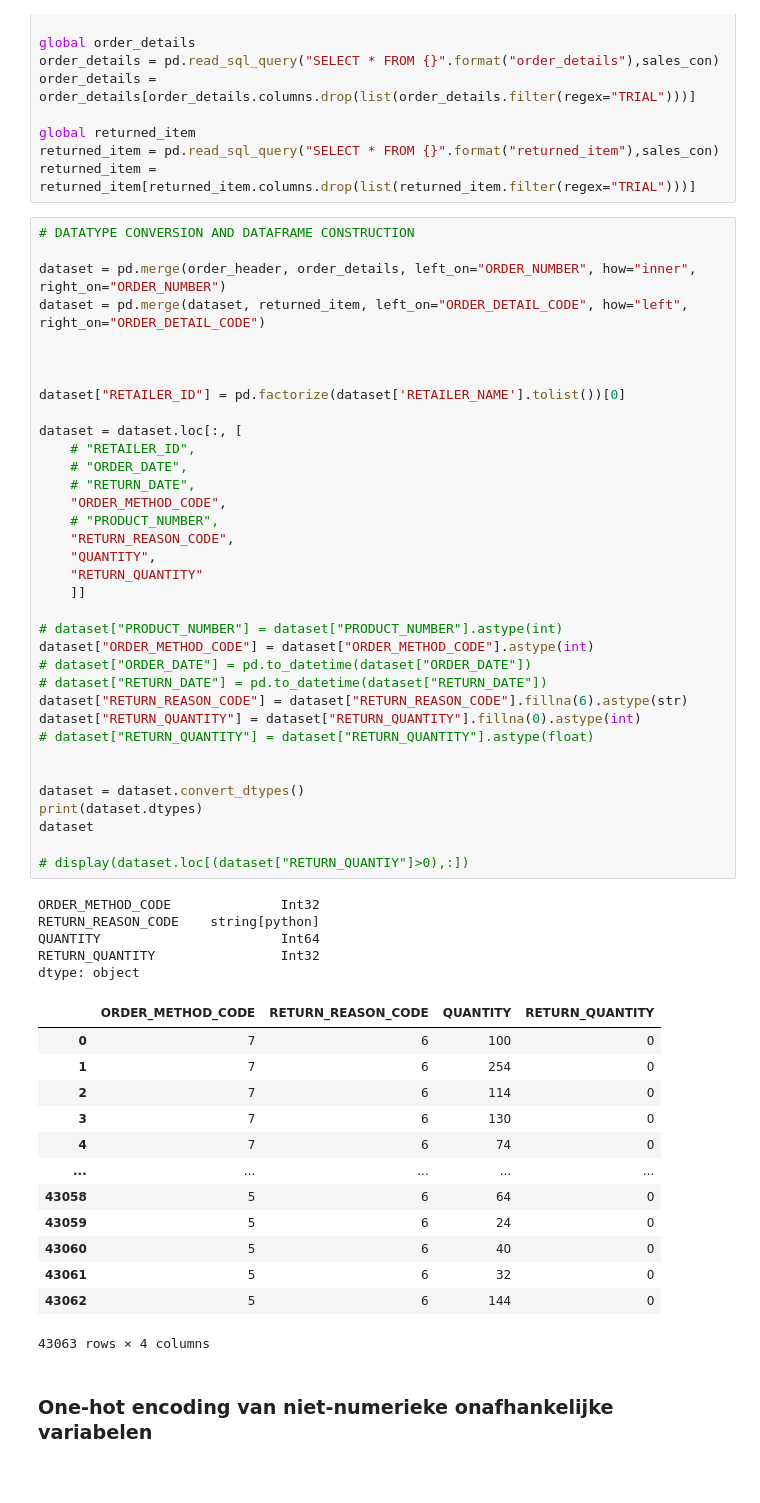
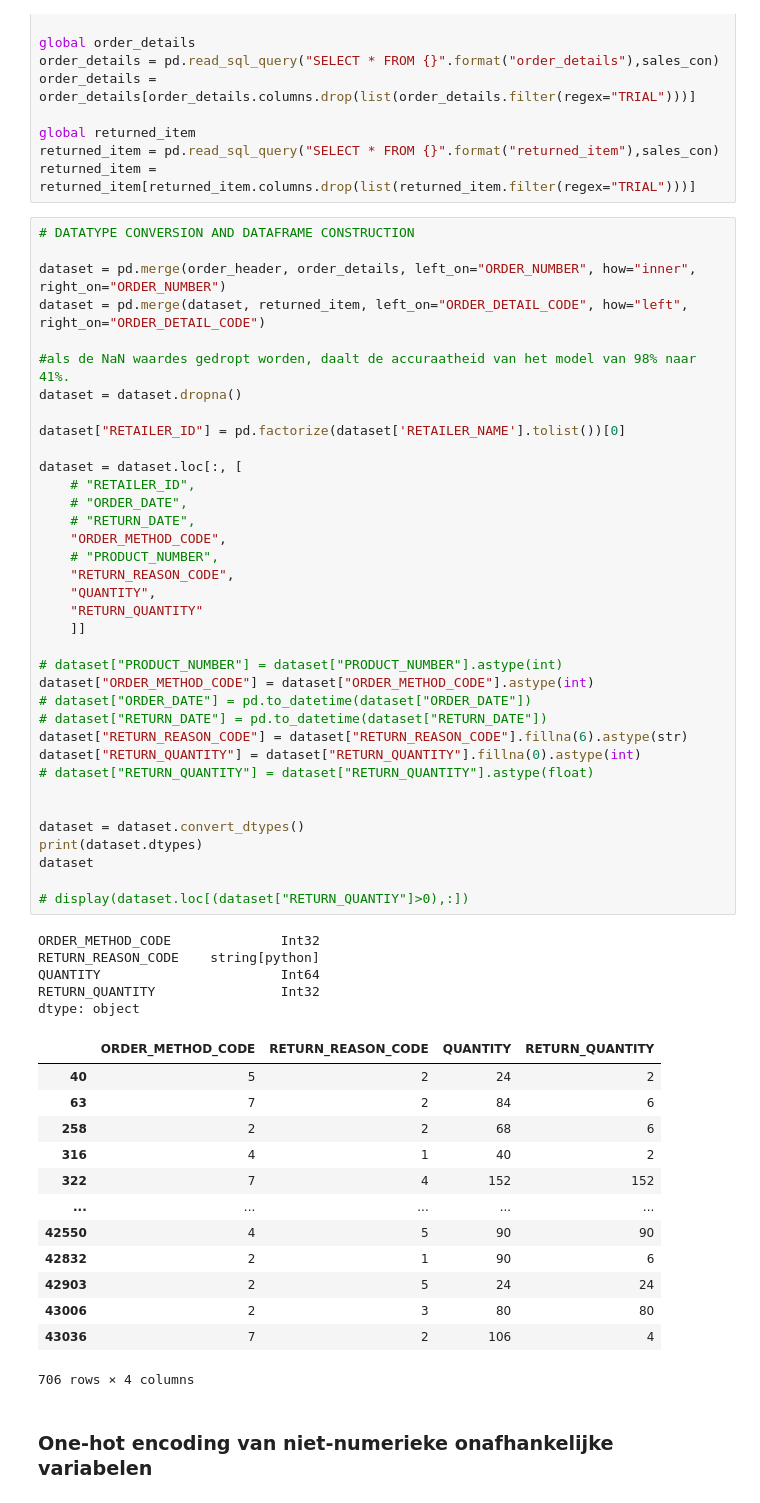
Before and after one commit to DKnightAnon/DEDS_repository, a Jupyter notebook: Week 8/Practicum_8.2_Classificatiemodellen.ipynb, the cells around one changed output. Saved outputs shown, nothing was run; the diff lists cells and outputs as text.

```diff
--- a/Week 8/Practicum_8.2_Classificatiemodellen.ipynb
+++ b/Week 8/Practicum_8.2_Classificatiemodellen.ipynb
@@ -104,7 +104,8 @@ returned_item = returned_item[returned_item.columns.drop(list(returned_item.filt
 dataset = pd.merge(order_header, order_details, left_on="ORDER_NUMBER", how="inner", right_on="ORDER_NUMBER")
 dataset = pd.merge(dataset, returned_item, left_on="ORDER_DETAIL_CODE", how="left", right_on="ORDER_DETAIL_CODE")
 
-
+#als de NaN waardes gedropt worden, daalt de accuraatheid van het model van 98% naar 41%.
+dataset = dataset.dropna()
 
 dataset["RETAILER_ID"] = pd.factorize(dataset['RETAILER_NAME'].tolist())[0]
 
@@ -113,45 +114,45 @@ dataset = dataset.loc[:, [
     # "ORDER_DATE",
     # "RETURN_DATE",
     "ORDER_METHOD_CODE",
     # "PRODUCT_NUMBER",
     "RETURN_REASON_CODE",
     "QUANTITY",
     "RETURN_QUANTITY"
     ]]
 
 # dataset["PRODUCT_NUMBER"] = dataset["PRODUCT_NUMBER"].astype(int)
 dataset["ORDER_METHOD_CODE"] = dataset["ORDER_METHOD_CODE"].astype(int)
 # dataset["ORDER_DATE"] = pd.to_datetime(dataset["ORDER_DATE"])
 # dataset["RETURN_DATE"] = pd.to_datetime(dataset["RETURN_DATE"])
 dataset["RETURN_REASON_CODE"] = dataset["RETURN_REASON_CODE"].fillna(6).astype(str)
 dataset["RETURN_QUANTITY"] = dataset["RETURN_QUANTITY"].fillna(0).astype(int)
 # dataset["RETURN_QUANTITY"] = dataset["RETURN_QUANTITY"].astype(float)
 
 
 dataset = dataset.convert_dtypes()
 print(dataset.dtypes)
 dataset
 
 # display(dataset.loc[(dataset["RETURN_QUANTIY"]>0),:])
 # %% [output]
 ORDER_METHOD_CODE              Int32
 RETURN_REASON_CODE    string[python]
 QUANTITY                       Int64
 RETURN_QUANTITY                Int32
 dtype: object
 |  | ORDER_METHOD_CODE | RETURN_REASON_CODE | QUANTITY | RETURN_QUANTITY |
-| 0 | 7 | 6 | 100 | 0 |
-| 1 | 7 | 6 | 254 | 0 |
-| 2 | 7 | 6 | 114 | 0 |
-| 3 | 7 | 6 | 130 | 0 |
-| 4 | 7 | 6 | 74 | 0 |
+| 40 | 5 | 2 | 24 | 2 |
+| 63 | 7 | 2 | 84 | 6 |
+| 258 | 2 | 2 | 68 | 6 |
+| 316 | 4 | 1 | 40 | 2 |
+| 322 | 7 | 4 | 152 | 152 |
 | ... | ... | ... | ... | ... |
-| 43058 | 5 | 6 | 64 | 0 |
-| 43059 | 5 | 6 | 24 | 0 |
-| 43060 | 5 | 6 | 40 | 0 |
-| 43061 | 5 | 6 | 32 | 0 |
-| 43062 | 5 | 6 | 144 | 0 |
+| 42550 | 4 | 5 | 90 | 90 |
+| 42832 | 2 | 1 | 90 | 6 |
+| 42903 | 2 | 5 | 24 | 24 |
+| 43006 | 2 | 3 | 80 | 80 |
+| 43036 | 7 | 2 | 106 | 4 |
-43063 rows × 4 columns
+706 rows × 4 columns
 # %% [markdown]
 ### One-hot encoding van niet-numerieke onafhankelijke variabelen
 # %%
```
Also changed, not shown: parts of 11 cells of this notebook, 2 other files.
